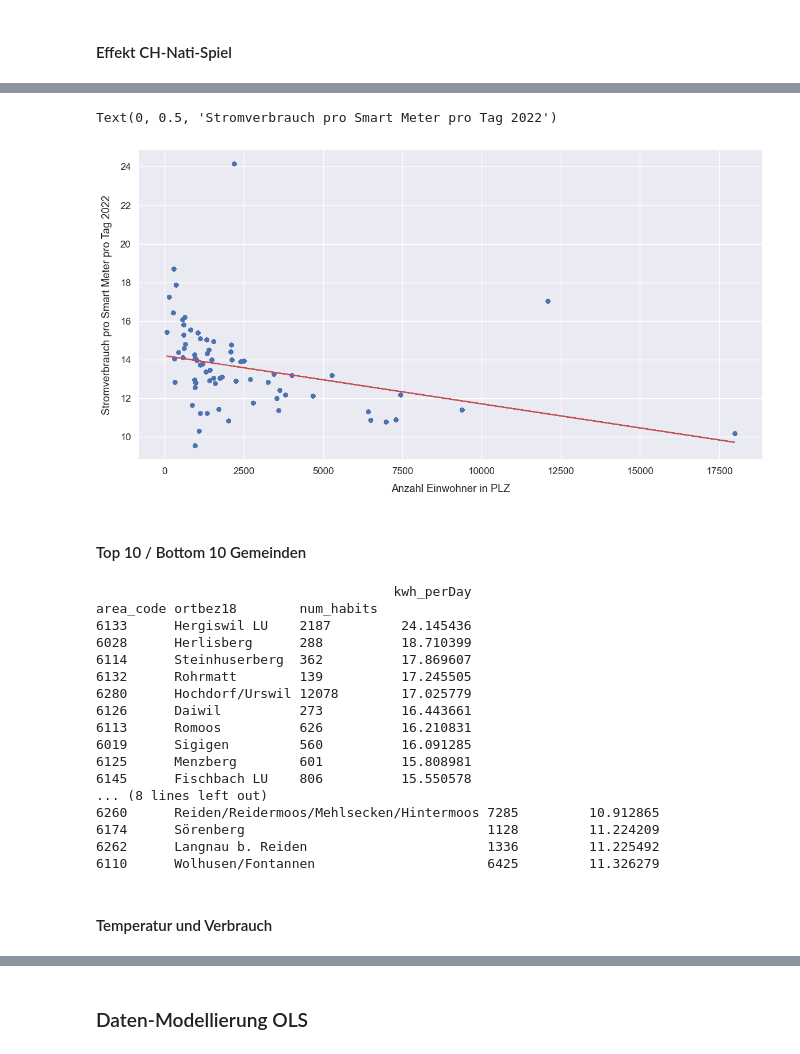
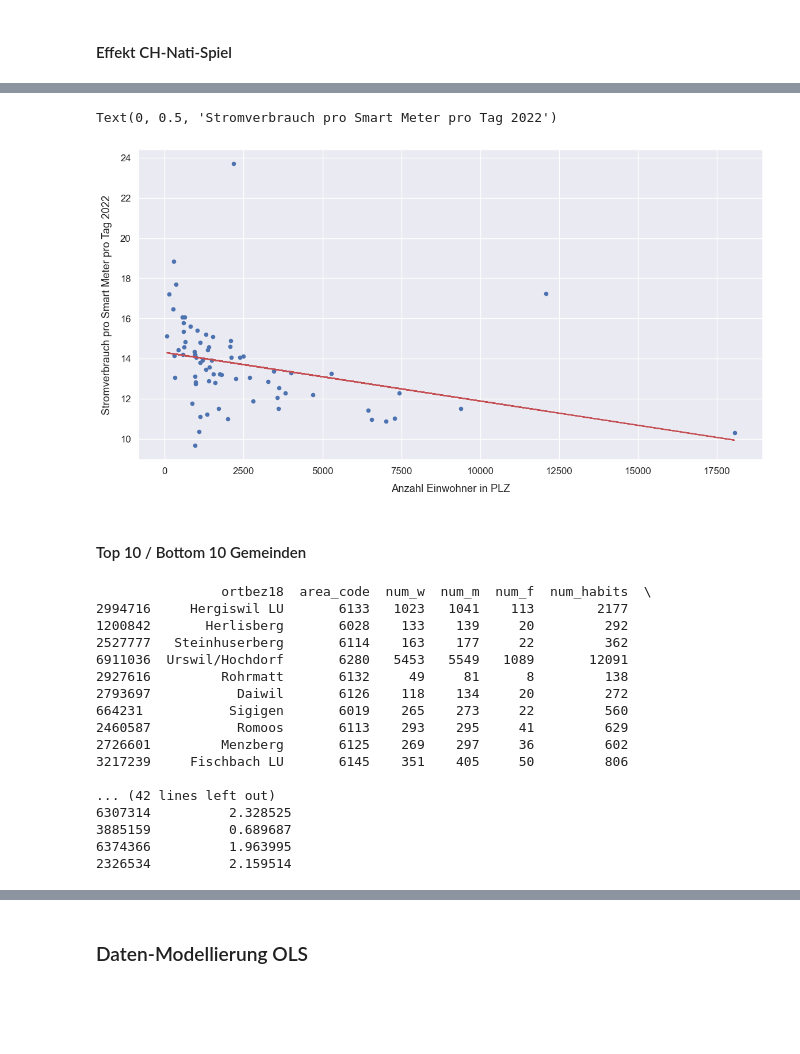
Before and after one commit to axpogroup/ckw-opendata, a Jupyter notebook: ckw.ch/Descriptives Agg.ipynb, the cells around one changed output, grey strips where cells are left out. Saved outputs shown, nothing was run; the diff lists cells and outputs as text; code cells hidden in the pictures; blank space fills up the shorter version.

```diff
--- a/ckw.ch/Descriptives Agg.ipynb
+++ b/ckw.ch/Descriptives Agg.ipynb
@@ -555,40 +759,45 @@ df_rollout.sort_values(by=['date'])
 # %%
-df_rollout['kwh_perDay'] = df_rollout.groupby(['area_code', 'date'])['kwh_permeterarea'].transform(np.sum) # Totaler Verbrauch pro Meter pro Datum pro Gemeinde
+df_rollout['kwh_perDay'] = df_rollout.groupby(['area_code', 'date'])['kwh_permeterarea'].transform(np.sum) # Totaler Verbrauch pro Meter pro Datum pro Gemeinde 2022
 df_rollout['mean_perArea_perDay'] = df_rollout.groupby(['area_code'])['kwh_perDay'].transform(np.mean) # durchschnittlicher Verbrauch pro Meter pro Tag pro Gemeinde 2022
+df_rollout['meanSM_perarea'] = df_rollout.groupby(['area_code'])['num_meter'].transform(np.mean) # durchschnittliche Anzahl Smart Meter pro Gemeinde im Datensatz 2022
+df_rollout['num_habits_perSM'] = df_rollout['num_habits']/df_rollout['meanSM_perarea'] # durchschnittliche Anzahl Einwohner pro Smart Meter pro Gemeinde im Datensatz 2022
+
+df_area=df_rollout[['ortbez18', 'area_code', 'num_w','num_m', 'num_f', 'num_habits', 'mean_perArea_perDay', 'meanSM_perarea','num_habits_perSM']] # Tabelle mit Gemeinden-Variablen
+df_area=df_area.drop_duplicates(subset=['area_code']) # Löschen Zeit-Ebene
 # %%
-df_rollout.plot.scatter(x = "num_habits", y = 'mean_perArea_perDay', figsize = (14, 7)) # Scatterplot Gemeindegrösse & Verbrauch pro Smart Meter pro Tag
+# Stromverbrauch & Gemeindegrösse
 
-m, b = np.polyfit(df_rollout["num_habits"], df_rollout["mean_perArea_perDay"], 1) # Korrelationsgerade; m = slope, b=intercept
-plt.plot(df_rollout["num_habits"], m*df_rollout["num_habits"] + b, color="r") # Hinzufügen Korrelation zu Grafik
+df_area.plot.scatter(x = "num_habits", y = 'mean_perArea_perDay', figsize = (14, 7)) # Scatterplot Gemeindegrösse & Verbrauch pro Smart Meter pro Tag
+
+m, b = np.polyfit(df_area["num_habits"], df_area["mean_perArea_perDay"], 1) # Korrelationsgerade; m = slope, b=intercept
+plt.plot(df_area["num_habits"], m*df_area["num_habits"] + b, color="r") # Hinzufügen Korrelation zu Grafik
 
 plt.xlabel("Anzahl Einwohner in PLZ",  labelpad=10) # Umbenennen X-Achse
 plt.ylabel("Stromverbrauch pro Smart Meter pro Tag 2022",  labelpad=10) # Umbenennen Y-Achse
 # %% [output]
 Text(0, 0.5, 'Stromverbrauch pro Smart Meter pro Tag 2022')
-[figure, old version]
+[figure, new version]
 # %% [markdown]
 #### Top 10 / Bottom 10 Gemeinden
 # %%
-df_area=df_rollout.groupby(['area_code', 'ortbez18', 'num_habits'])[['kwh_perDay']].mean() # Durchschnittlicher Tagesverbrauch pro Gemeinde 2022
-print(df_area.nlargest(10, 'kwh_perDay')) # Top 10
-print(df_area.nsmallest(10, 'kwh_perDay')) # Bottom 10
+#df_area=df_rollout.groupby(['area_code', 'ortbez18', 'num_habits'])[['kwh_perDay']].mean() # Durchschnittlicher Tagesverbrauch pro Gemeinde 2022
+print(df_area.nlargest(10, 'mean_perArea_perDay')) # Top 10
+print(df_area.nsmallest(10, 'mean_perArea_perDay')) # Bottom 10
 # %% [output]
-                                      kwh_perDay
-area_code ortbez18        num_habits
-6133      Hergiswil LU    2187         24.145436
-6028      Herlisberg      288          18.710399
-6114      Steinhuserberg  362          17.869607
-6132      Rohrmatt        139          17.245505
-6280      Hochdorf/Urswil 12078        17.025779
-6126      Daiwil          273          16.443661
-6113      Romoos          626          16.210831
-6019      Sigigen         560          16.091285
-6125      Menzberg        601          15.808981
-6145      Fischbach LU    806          15.550578
-... (8 lines left out)
-6260      Reiden/Reidermoos/Mehlsecken/Hintermoos 7285         10.912865
-6174      Sörenberg                               1128         11.224209
-6262      Langnau b. Reiden                       1336         11.225492
-6110      Wolhusen/Fontannen                      6425         11.326279
+                ortbez18  area_code  num_w  num_m  num_f  num_habits  \
+2994716     Hergiswil LU       6133   1023   1041    113        2177
+1200842       Herlisberg       6028    133    139     20         292
+2527777   Steinhuserberg       6114    163    177     22         362
+6911036  Urswil/Hochdorf       6280   5453   5549   1089       12091
+2927616         Rohrmatt       6132     49     81      8         138
+2793697           Daiwil       6126    118    134     20         272
+664231           Sigigen       6019    265    273     22         560
+2460587           Romoos       6113    293    295     41         629
+2726601         Menzberg       6125    269    297     36         602
+3217239     Fischbach LU       6145    351    405     50         806
+
+... (42 lines left out)
+6307314          2.328525
+3885159          0.689687
+6374366          1.963995
+2326534          2.159514
-# %% [markdown]
-#### Temperatur und Verbrauch
```
Also changed, not shown: parts of 40 cells of this notebook, 1 other file.
